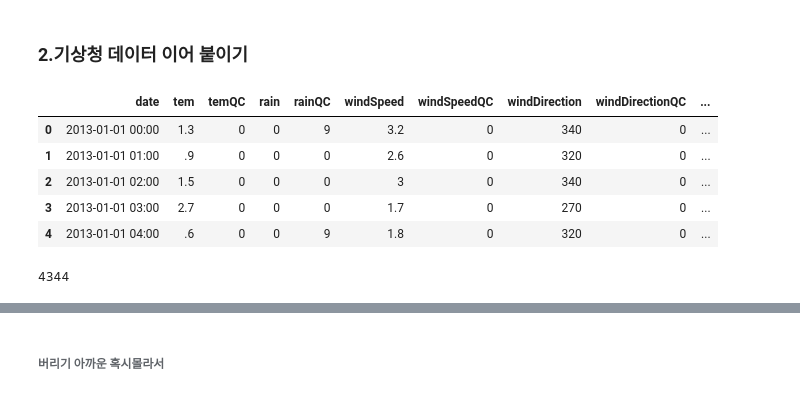
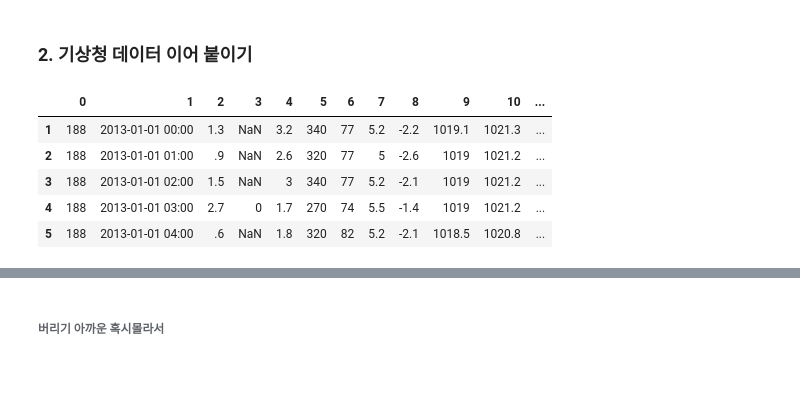
Before and after one commit to rohhj622/windPowerPrediction, a Jupyter notebook: firstDataPreprocessing.ipynb, the cells around one changed output, grey strips where cells are left out. Drawn from its saved outputs; the diff is of its cells as text; code cells hidden in the pictures.

```diff
--- a/firstDataPreprocessing.ipynb
+++ b/firstDataPreprocessing.ipynb
@@ -79,29 +84,24 @@ test.to_csv("time_power_1_row.csv", mode='w')
 # %% [markdown]
-### 2.기상청 데이터 이어 붙이기
+### 2. 기상청 데이터 이어 붙이기
 # %%
-data1=pd.read_csv('./windPowerData/forecast/1.csv', encoding='euc-kr', header = None)
+foreData=pd.read_csv(r'/content/gdrive/My Drive/Colab Notebooks/original/1.csv', encoding='euc-kr', header = None)
 
-data1 = data1.fillna(0) # 빈 값 0으로
-data1 = data1.drop(index=0) # 컬럼명 적혀있는 거 지움
-data1 = data1.drop(0,1) # 컬럼 삭제는 axis = 1 그래서 뒤에 1 있는 거
-data1 = data1.drop(1,1) # 지점명 컬럼 삭제
-data1 = data1.reset_index()  #index reset
-data1 = data1.drop('index',1) # index reset 하면 기존 index가 컬럼에 추가되므로 삭제
-data1.columns  = ['date','tem','temQC'
+#foreData = foreData.fillna(0) # 빈 값 0으로
+foreData = foreData.drop(index=0) # 컬럼명 적혀있는 거 지움
+#foreData = foreData.drop(0,1) # 컬럼 삭제는 axis = 1 그래서 뒤에 1 있는 거
+#foreData = foreData.reset_index()  #index reset
+#foreData = foreData.drop('index',1) # index reset 하면 기존 index가 컬럼에 추가되므로 삭제
+"""foreData.columns  = ['date','tem','temQC'
           ,'rain','rainQC'
            ,'windSpeed','windSpeedQC','windDirection','windDirectionQC'
            ,'snow','snow3Hour'
-           ,'cloud','middleCloud','clodeUn','highCloud'] #컬럼명 지정
+           ,'cloud','middleCloud','clodeUn','highCloud'] #컬럼명 지정"""
 
-data1.head(5)
+foreData.head(5)
 # %% [output]
-|  | date | tem | temQC | rain | rainQC | windSpeed | windSpeedQC | windDirection | windDirectionQC | ... |
-| 0 | 2013-01-01 00:00 | 1.3 | 0 | 0 | 9 | 3.2 | 0 | 340 | 0 | ... |
-| 1 | 2013-01-01 01:00 | .9 | 0 | 0 | 0 | 2.6 | 0 | 320 | 0 | ... |
-| 2 | 2013-01-01 02:00 | 1.5 | 0 | 0 | 0 | 3 | 0 | 340 | 0 | ... |
-| 3 | 2013-01-01 03:00 | 2.7 | 0 | 0 | 0 | 1.7 | 0 | 270 | 0 | ... |
-| 4 | 2013-01-01 04:00 | .6 | 0 | 0 | 9 | 1.8 | 0 | 320 | 0 | ... |
+|  | 0 | 1 | 2 | 3 | 4 | 5 | 6 | 7 | 8 | 9 | 10 | ... |
+| 1 | 188 | 2013-01-01 00:00 | 1.3 | NaN | 3.2 | 340 | 77 | 5.2 | -2.2 | 1019.1 | 1021.3 | ... |
+| 2 | 188 | 2013-01-01 01:00 | .9 | NaN | 2.6 | 320 | 77 | 5 | -2.6 | 1019 | 1021.2 | ... |
+| 3 | 188 | 2013-01-01 02:00 | 1.5 | NaN | 3 | 340 | 77 | 5.2 | -2.1 | 1019 | 1021.2 | ... |
+| 4 | 188 | 2013-01-01 03:00 | 2.7 | 0 | 1.7 | 270 | 74 | 5.5 | -1.4 | 1019 | 1021.2 | ... |
+| 5 | 188 | 2013-01-01 04:00 | .6 | NaN | 1.8 | 320 | 82 | 5.2 | -2.1 | 1018.5 | 1020.8 | ... |
-# %%
-len(data1.index) #row 수
-# %% [output]
-4344
```
Also changed, not shown: parts of 29 cells of this notebook.
